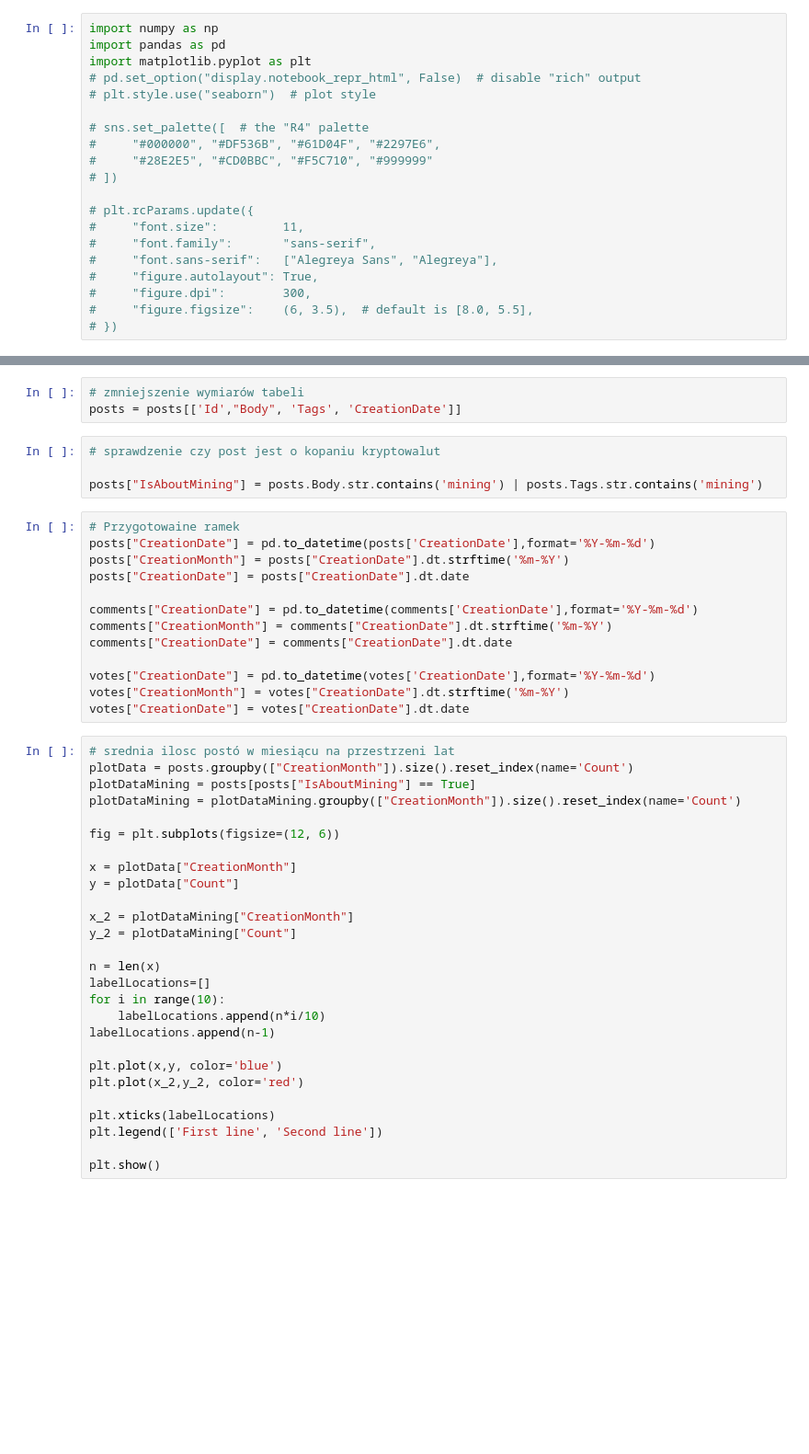
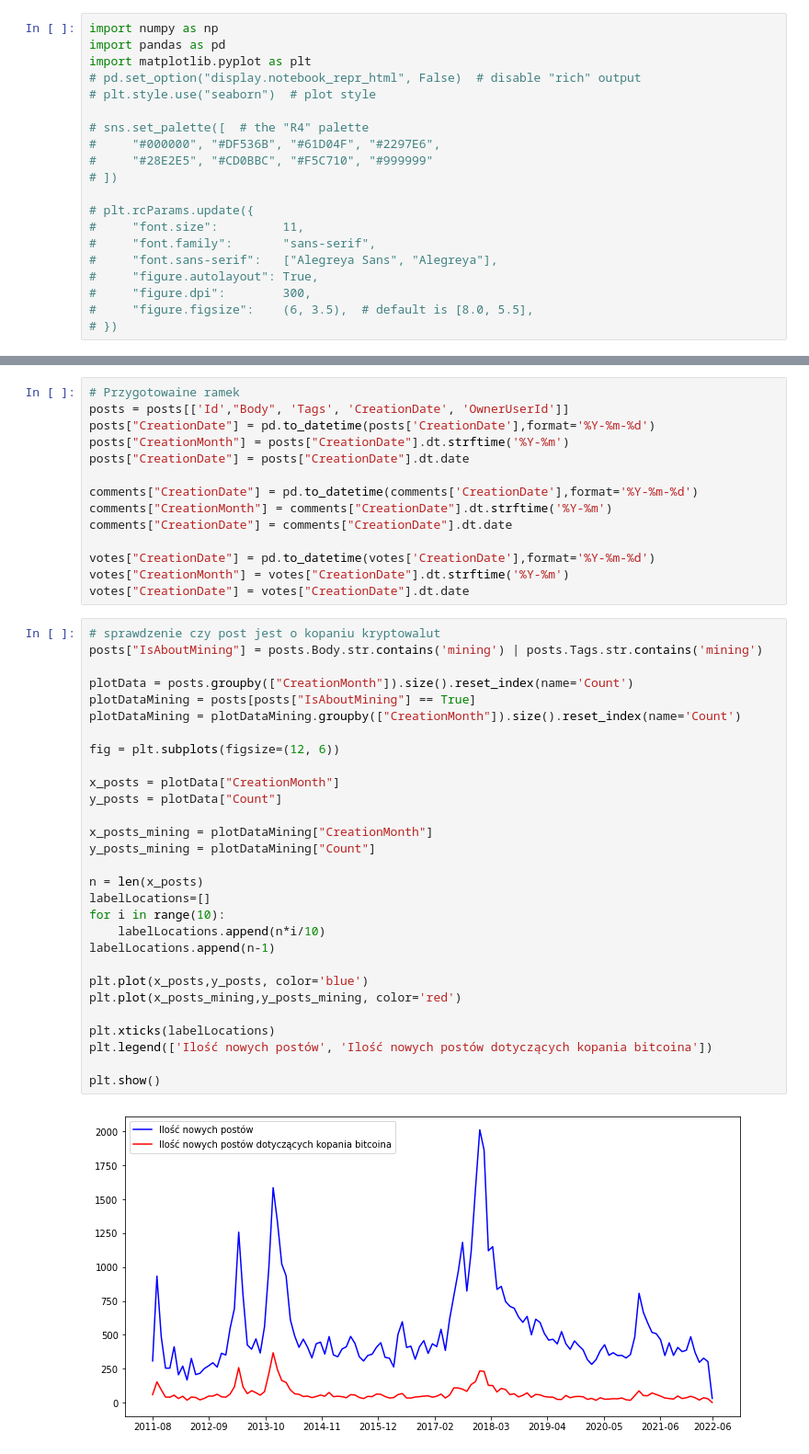
Before and after one commit to nikonowiczp/r_python_pd2, a Jupyter notebook: bitcoin.ipynb, the cells around one changed output, grey strips where cells are left out. Shown at 92% size. Cells and saved outputs as stored; diff of their text form; blank space fills up the shorter version.

```diff
--- a/bitcoin.ipynb
+++ b/bitcoin.ipynb
@@ -27,51 +27,49 @@ votes = pd.read_xml("bitcoin/Votes.xml", parser = 'etree', )
 # usunięcie wpisów NaN
-# %%
-# zmniejszenie wymiarów tabeli
-posts = posts[['Id',"Body", 'Tags', 'CreationDate']]
-# %%
-# sprawdzenie czy post jest o kopaniu kryptowalut
-
-posts["IsAboutMining"] = posts.Body.str.contains('mining') | posts.Tags.str.contains('mining')
 # %%
 # Przygotowaine ramek
+posts = posts[['Id',"Body", 'Tags', 'CreationDate', 'OwnerUserId']]
 posts["CreationDate"] = pd.to_datetime(posts['CreationDate'],format='%Y-%m-%d')
-posts["CreationMonth"] = posts["CreationDate"].dt.strftime('%m-%Y')
+posts["CreationMonth"] = posts["CreationDate"].dt.strftime('%Y-%m')
 posts["CreationDate"] = posts["CreationDate"].dt.date
 
 comments["CreationDate"] = pd.to_datetime(comments['CreationDate'],format='%Y-%m-%d')
-comments["CreationMonth"] = comments["CreationDate"].dt.strftime('%m-%Y')
+comments["CreationMonth"] = comments["CreationDate"].dt.strftime('%Y-%m')
 comments["CreationDate"] = comments["CreationDate"].dt.date
 
 votes["CreationDate"] = pd.to_datetime(votes['CreationDate'],format='%Y-%m-%d')
-votes["CreationMonth"] = votes["CreationDate"].dt.strftime('%m-%Y')
+votes["CreationMonth"] = votes["CreationDate"].dt.strftime('%Y-%m')
 votes["CreationDate"] = votes["CreationDate"].dt.date
 # %%
-# srednia ilosc postó w miesiącu na przestrzeni lat
+# sprawdzenie czy post jest o kopaniu kryptowalut
+posts["IsAboutMining"] = posts.Body.str.contains('mining') | posts.Tags.str.contains('mining')
+
 plotData = posts.groupby(["CreationMonth"]).size().reset_index(name='Count')
 plotDataMining = posts[posts["IsAboutMining"] == True]
 plotDataMining = plotDataMining.groupby(["CreationMonth"]).size().reset_index(name='Count')
 
 fig = plt.subplots(figsize=(12, 6))
 
-x = plotData["CreationMonth"]
-y = plotData["Count"]
+x_posts = plotData["CreationMonth"]
+y_posts = plotData["Count"]
 
-x_2 = plotDataMining["CreationMonth"]
-y_2 = plotDataMining["Count"]
+x_posts_mining = plotDataMining["CreationMonth"]
+y_posts_mining = plotDataMining["Count"]
 
-n = len(x)
+n = len(x_posts)
 labelLocations=[]
 for i in range(10):
     labelLocations.append(n*i/10)
 labelLocations.append(n-1)
 
-plt.plot(x,y, color='blue')
-plt.plot(x_2,y_2, color='red')
+plt.plot(x_posts,y_posts, color='blue')
+plt.plot(x_posts_mining,y_posts_mining, color='red')
 
 plt.xticks(labelLocations)
-plt.legend(['First line', 'Second line'])
+plt.legend(['Ilość nowych postów', 'Ilość nowych postów dotyczących kopania bitcoina'])
 
 plt.show()
+# %% [output]
+[figure, added]
 # %%
 # ogólna aktywność na forum
 
```
Also changed, not shown: parts of 22 cells of this notebook.
